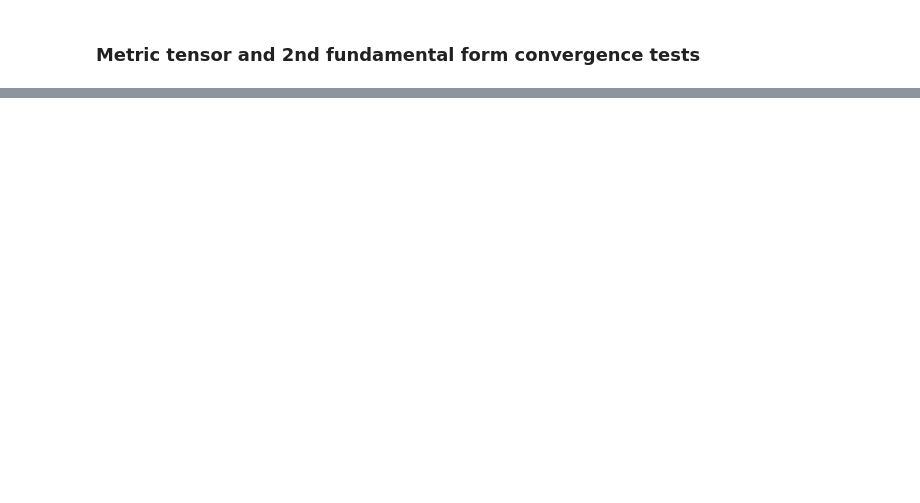
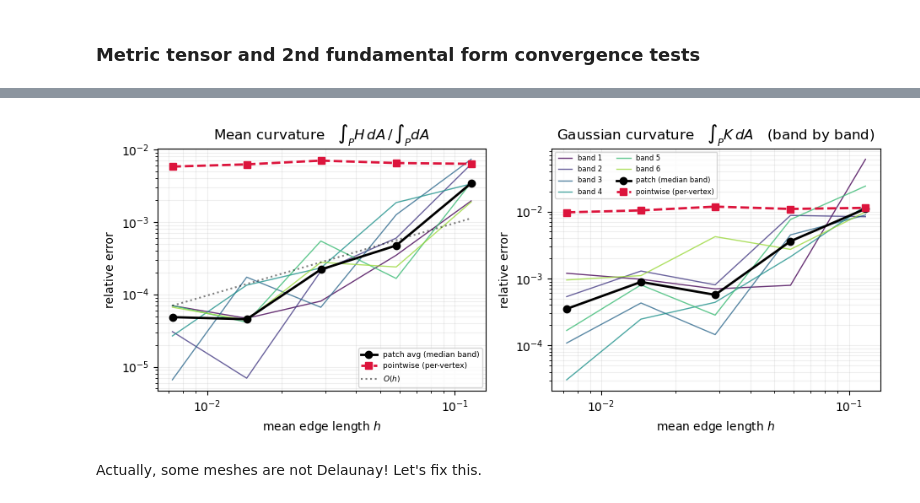
Before and after one commit to nikolas-claussen/triangulax, a Jupyter notebook: nbs/tutorials/_convergence_tests.ipynb, the cells around one changed output, grey strips where cells are left out. Drawn from its saved outputs; the diff is of its cells as text; code cells hidden in the pictures; blank space fills up the shorter version.

```diff
--- a/nbs/tutorials/_convergence_tests.ipynb
+++ b/nbs/tutorials/_convergence_tests.ipynb
@@ -112,0 +498,53 @@ plt.axis('equal')
+# %%
+a, b, c = 1.0, 0.8, 0.6
+N_BANDS = 6
+band_edges = np.linspace(0, np.pi, N_BANDS + 1)   # latitude bands in the sphere-preimage polar angle
+
+# --- smooth reference: fine parametric quadrature of the exact H, K over each band ---
+n_theta, n_phi = 1800, 900
+theta = (np.arange(n_theta) + 0.5) * np.pi / n_theta
+phi   = (np.arange(n_phi) + 0.5) * 2*np.pi / n_phi
+TH, PH = np.meshgrid(theta, phi, indexing="ij")
+Xg, Yg, Zg = a*np.sin(TH)*np.cos(PH), b*np.sin(TH)*np.sin(PH), c*np.cos(TH)
+Kg, Hg, _ = analytic_curvature("ellipsoid", jnp.asarray(np.stack([Xg, Yg, Zg], -1).reshape(-1, 3)))
+Kg, Hg = np.asarray(Kg).reshape(TH.shape), np.asarray(Hg).reshape(TH.shape)
+r_th = np.stack([a*np.cos(TH)*np.cos(PH), b*np.cos(TH)*np.sin(PH), -c*np.sin(TH)], -1)
+r_ph = np.stack([-a*np.sin(TH)*np.sin(PH), b*np.sin(TH)*np.cos(PH), np.zeros_like(TH)], -1)
+dA_g = np.linalg.norm(np.cross(r_th, r_ph), axis=-1) * (np.pi/n_theta) * (2*np.pi/n_phi)
+band_g = np.clip(np.digitize(TH, band_edges) - 1, 0, N_BANDS - 1)
+true_meanH = {o: float((Hg[band_g==o]*dA_g[band_g==o]).sum() / dA_g[band_g==o].sum()) for o in range(N_BANDS)}
+true_intK  = {o: float((Kg[band_g==o]*dA_g[band_g==o]).sum()) for o in range(N_BANDS)}
+
+# --- discrete region averages vs mesh refinement (contrasted with the pointwise per-vertex error) ---
+fig, ax = plt.subplots(1, 2, figsize=(9.5, 4)); band_colors = plt.cm.viridis(np.linspace(0, .85, N_BANDS))
+hs, eH_band, eK_band, pw_H, pw_K = [], {o: [] for o in range(N_BANDS)}, {o: [] for o in range(N_BANDS)}, [], []
+for res in AVAILABLE_RESOLUTIONS:
+    v, hm = load_ellipsoid(res); vv = np.asarray(v)
+    _, _, n_ell = analytic_curvature("ellipsoid", v)
+    H_int = np.asarray(align_sign(geom.get_mean_curvature_laplace(v, hm, normalize=False), n_ell, v, hm))
+    K_int = 2*np.pi - np.asarray(geom.get_angle_sum(v, hm))          # integrated Gaussian curvature (angle defect)
+    A_i   = np.asarray(geom.get_voronoi_areas_robust(v, hm))
+    band_id = np.clip(np.digitize(np.arccos(np.clip(vv[:, 2]/c, -1, 1)), band_edges) - 1, 0, N_BANDS - 1)
+    hs.append(mean_edge_length(v, hm))
+    for o in range(N_BANDS):
+        m = band_id == o
+        eH_band[o].append(abs(H_int[m].sum()/A_i[m].sum() - true_meanH[o]) / abs(true_meanH[o]))
+        eK_band[o].append(abs(K_int[m].sum() - true_intK[o]) / abs(true_intK[o]))
+    Kx, Hx, nx = analytic_curvature("ellipsoid", v); Hx = align_sign(Hx, nx, v, hm)
+    pw_H.append(float(jnp.median(jnp.abs(geom.get_mean_curvature_laplace(v, hm) - Hx) / jnp.abs(Hx))))
+    pw_K.append(float(jnp.median(jnp.abs(geom.get_gaussian_curvature(v, hm) - Kx) / jnp.abs(Kx))))
+
+for o in range(N_BANDS):
+    ax[0].loglog(hs, eH_band[o], '-', color=band_colors[o], lw=1, alpha=.8)
+    ax[1].loglog(hs, eK_band[o], '-', color=band_colors[o], lw=1, alpha=.8, label=f"band {o+1}")
+ax[0].loglog(hs, np.median(list(eH_band.values()), axis=0), 'o-k', lw=2, label="patch avg (median band)")
+ax[0].loglog(hs, pw_H, 's--', color="crimson", lw=2, label="pointwise (per-vertex)")
+ax[1].loglog(hs, np.median(list(eK_band.values()), axis=0), 'o-k', lw=2, label="patch (median band)")
+ax[1].loglog(hs, pw_K, 's--', color="crimson", lw=2, label="pointwise (per-vertex)")
+hr = np.array([min(hs), max(hs)]); ax[0].loglog(hr, eH_band[0][0]/hs[0]*hr, 'k:', alpha=.5, label="$O(h)$")
+ax[0].set_title(r"Mean curvature   $\int_P H\,dA\,/\,\int_P dA$")
+ax[1].set_title(r"Gaussian curvature   $\int_P K\,dA$   (band by band)")
+ax[0].legend(fontsize=6.5); ax[1].legend(fontsize=6, ncol=2)
+for a_ in ax: a_.set_xlabel("mean edge length $h$"); a_.set_ylabel("relative error"); a_.grid(True, which="both", alpha=.2)
+fig.tight_layout(); plt.show()
+# %% [output]
@@ -112,0 +561,3 @@ plt.axis('equal')
+[figure, added]
+# %% [markdown]
+Actually, some meshes are not Delaunay! Let's fix this.
```
Also changed, not shown: parts of 24 cells of this notebook, 2 other files.
